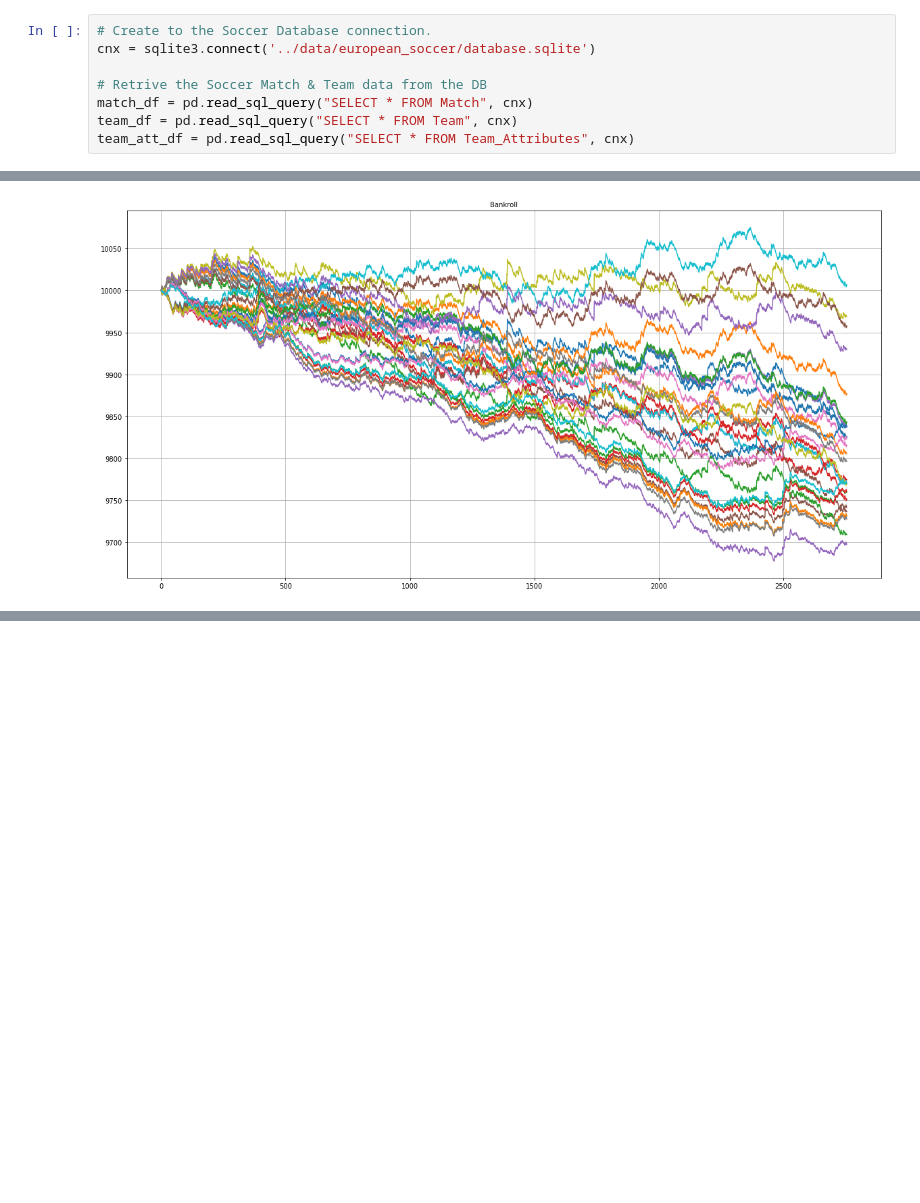
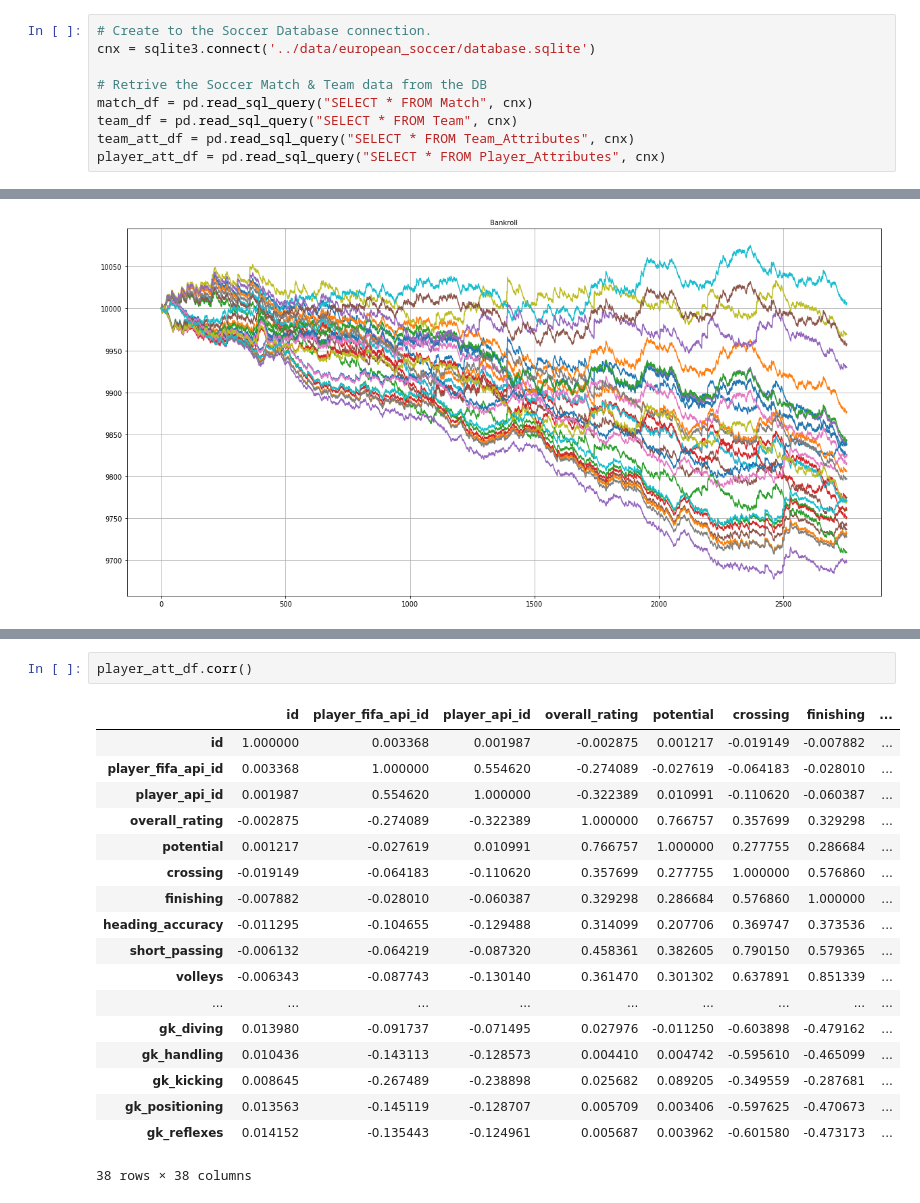
Before and after one commit to stephenkringas/python-datascience, a Jupyter notebook: week6/Soccer Betting Analysis.ipynb, the cells around one changed output, grey strips where cells are left out. Saved outputs shown, nothing was run; the diff lists cells and outputs as text; blank space fills up the shorter version.

```diff
--- a/week6/Soccer Betting Analysis.ipynb
+++ b/week6/Soccer Betting Analysis.ipynb
@@ -17,6 +16,7 @@ cnx = sqlite3.connect('../data/european_soccer/database.sqlite')
 match_df = pd.read_sql_query("SELECT * FROM Match", cnx)
 team_df = pd.read_sql_query("SELECT * FROM Team", cnx)
 team_att_df = pd.read_sql_query("SELECT * FROM Team_Attributes", cnx)
+player_att_df = pd.read_sql_query("SELECT * FROM Player_Attributes", cnx)
 # %% [markdown]
 ### Remove the soccer matches that don't have a complete set of odds across all betting agencies
 # %%
@@ -125,0 +165,21 @@ print(avg)
+# %%
+player_att_df.corr()
+# %% [output]
+|  | id | player_fifa_api_id | player_api_id | overall_rating | potential | crossing | finishing | ... |
+| id | 1.000000 | 0.003368 | 0.001987 | -0.002875 | 0.001217 | -0.019149 | -0.007882 | ... |
+| player_fifa_api_id | 0.003368 | 1.000000 | 0.554620 | -0.274089 | -0.027619 | -0.064183 | -0.028010 | ... |
+| player_api_id | 0.001987 | 0.554620 | 1.000000 | -0.322389 | 0.010991 | -0.110620 | -0.060387 | ... |
+| overall_rating | -0.002875 | -0.274089 | -0.322389 | 1.000000 | 0.766757 | 0.357699 | 0.329298 | ... |
+| potential | 0.001217 | -0.027619 | 0.010991 | 0.766757 | 1.000000 | 0.277755 | 0.286684 | ... |
+| crossing | -0.019149 | -0.064183 | -0.110620 | 0.357699 | 0.277755 | 1.000000 | 0.576860 | ... |
+| finishing | -0.007882 | -0.028010 | -0.060387 | 0.329298 | 0.286684 | 0.576860 | 1.000000 | ... |
+| heading_accuracy | -0.011295 | -0.104655 | -0.129488 | 0.314099 | 0.207706 | 0.369747 | 0.373536 | ... |
+| short_passing | -0.006132 | -0.064219 | -0.087320 | 0.458361 | 0.382605 | 0.790150 | 0.579365 | ... |
+| volleys | -0.006343 | -0.087743 | -0.130140 | 0.361470 | 0.301302 | 0.637891 | 0.851339 | ... |
+| ... | ... | ... | ... | ... | ... | ... | ... | ... |
+| gk_diving | 0.013980 | -0.091737 | -0.071495 | 0.027976 | -0.011250 | -0.603898 | -0.479162 | ... |
+| gk_handling | 0.010436 | -0.143113 | -0.128573 | 0.004410 | 0.004742 | -0.595610 | -0.465099 | ... |
+| gk_kicking | 0.008645 | -0.267489 | -0.238898 | 0.025682 | 0.089205 | -0.349559 | -0.287681 | ... |
+| gk_positioning | 0.013563 | -0.145119 | -0.128707 | 0.005709 | 0.003406 | -0.597625 | -0.470673 | ... |
+| gk_reflexes | 0.014152 | -0.135443 | -0.124961 | 0.005687 | 0.003962 | -0.601580 | -0.473173 | ... |
+38 rows × 38 columns
```
Also changed, not shown: parts of 10 cells of this notebook.
